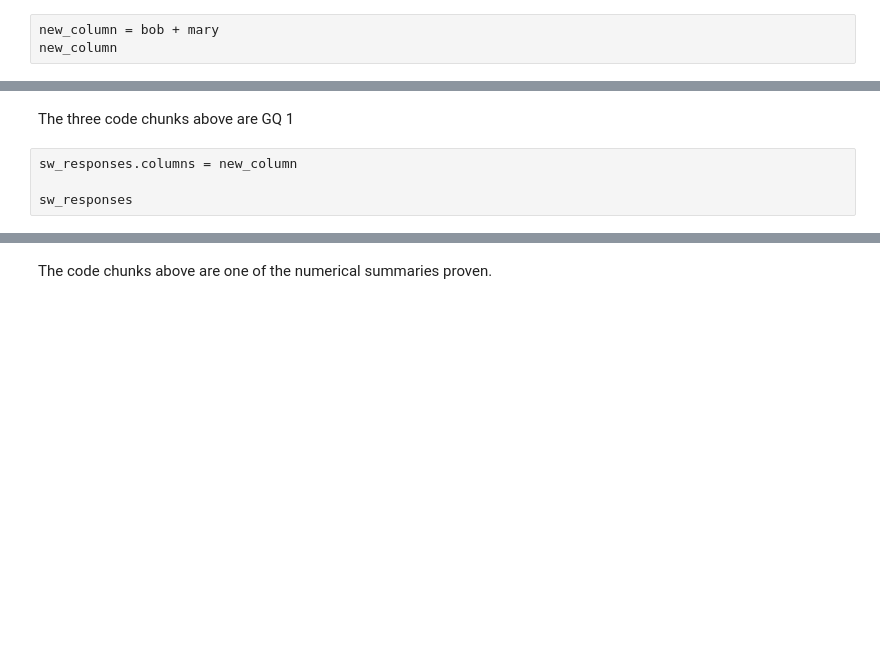
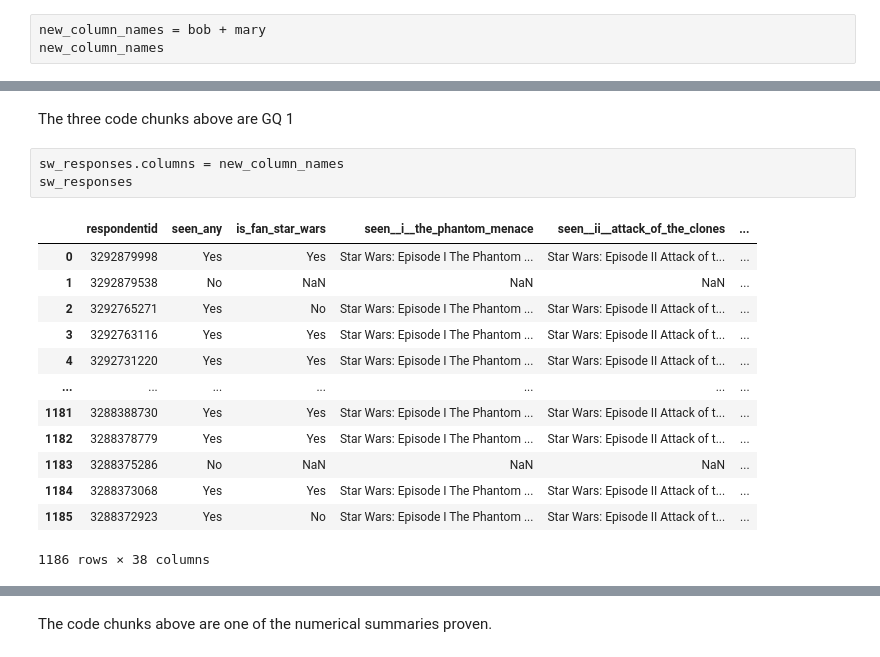
Before and after one commit to TrellixVulnTeam/CSE_250_03HB, a Jupyter notebook: Project 5 The war with Star Wars/Weeks 10 & 11.ipynb, the cells around one changed output, grey strips where cells are left out. Drawn from its saved outputs; the diff is of its cells as text; blank space fills up the shorter version.

```diff
--- a/Project 5 The war with Star Wars/Weeks 10 & 11.ipynb
+++ b/Project 5 The war with Star Wars/Weeks 10 & 11.ipynb
@@ -54,3 +94,3 @@ mary
 # %%
-new_column = bob + mary
-new_column
+new_column_names = bob + mary
+new_column_names
@@ -57,6 +115,19 @@ new_column
 # %% [markdown]
 The three code chunks above are GQ 1
 # %%
-sw_responses.columns = new_column
-
+sw_responses.columns = new_column_names
 sw_responses
+# %% [output]
+|  | respondentid | seen_any | is_fan_star_wars | seen__i__the_phantom_menace | seen__ii__attack_of_the_clones | ... |
+| 0 | 3292879998 | Yes | Yes | Star Wars: Episode I The Phantom ... | Star Wars: Episode II Attack of t... | ... |
+| 1 | 3292879538 | No | NaN | NaN | NaN | ... |
+| 2 | 3292765271 | Yes | No | Star Wars: Episode I The Phantom ... | Star Wars: Episode II Attack of t... | ... |
+| 3 | 3292763116 | Yes | Yes | Star Wars: Episode I The Phantom ... | Star Wars: Episode II Attack of t... | ... |
+| 4 | 3292731220 | Yes | Yes | Star Wars: Episode I The Phantom ... | Star Wars: Episode II Attack of t... | ... |
+| ... | ... | ... | ... | ... | ... | ... |
+| 1181 | 3288388730 | Yes | Yes | Star Wars: Episode I The Phantom ... | Star Wars: Episode II Attack of t... | ... |
+| 1182 | 3288378779 | Yes | Yes | Star Wars: Episode I The Phantom ... | Star Wars: Episode II Attack of t... | ... |
+| 1183 | 3288375286 | No | NaN | NaN | NaN | ... |
+| 1184 | 3288373068 | Yes | Yes | Star Wars: Episode I The Phantom ... | Star Wars: Episode II Attack of t... | ... |
+| 1185 | 3288372923 | Yes | No | Star Wars: Episode I The Phantom ... | Star Wars: Episode II Attack of t... | ... |
+1186 rows × 38 columns
```
Also changed, not shown: parts of 34 cells of this notebook, 11 other files.
